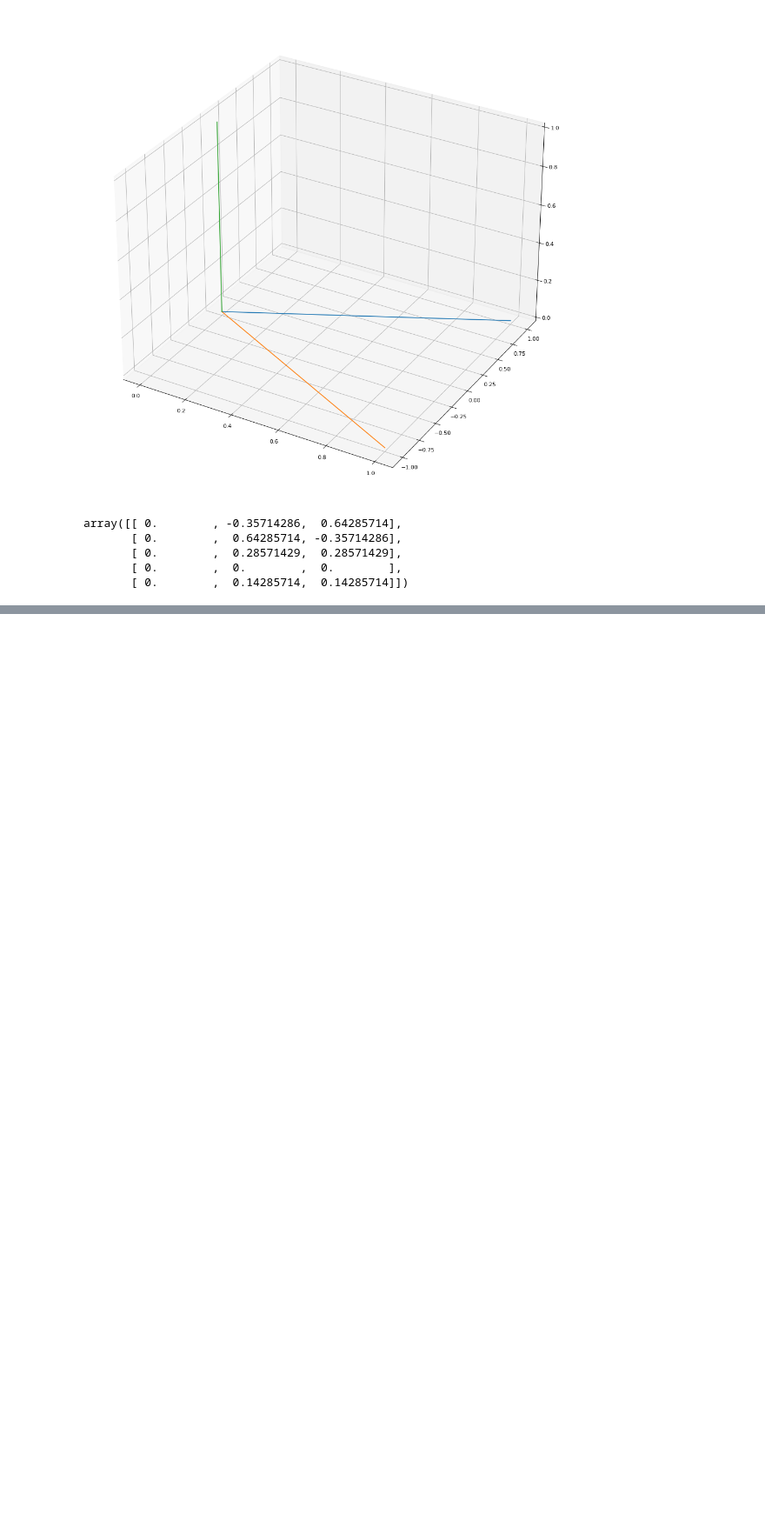
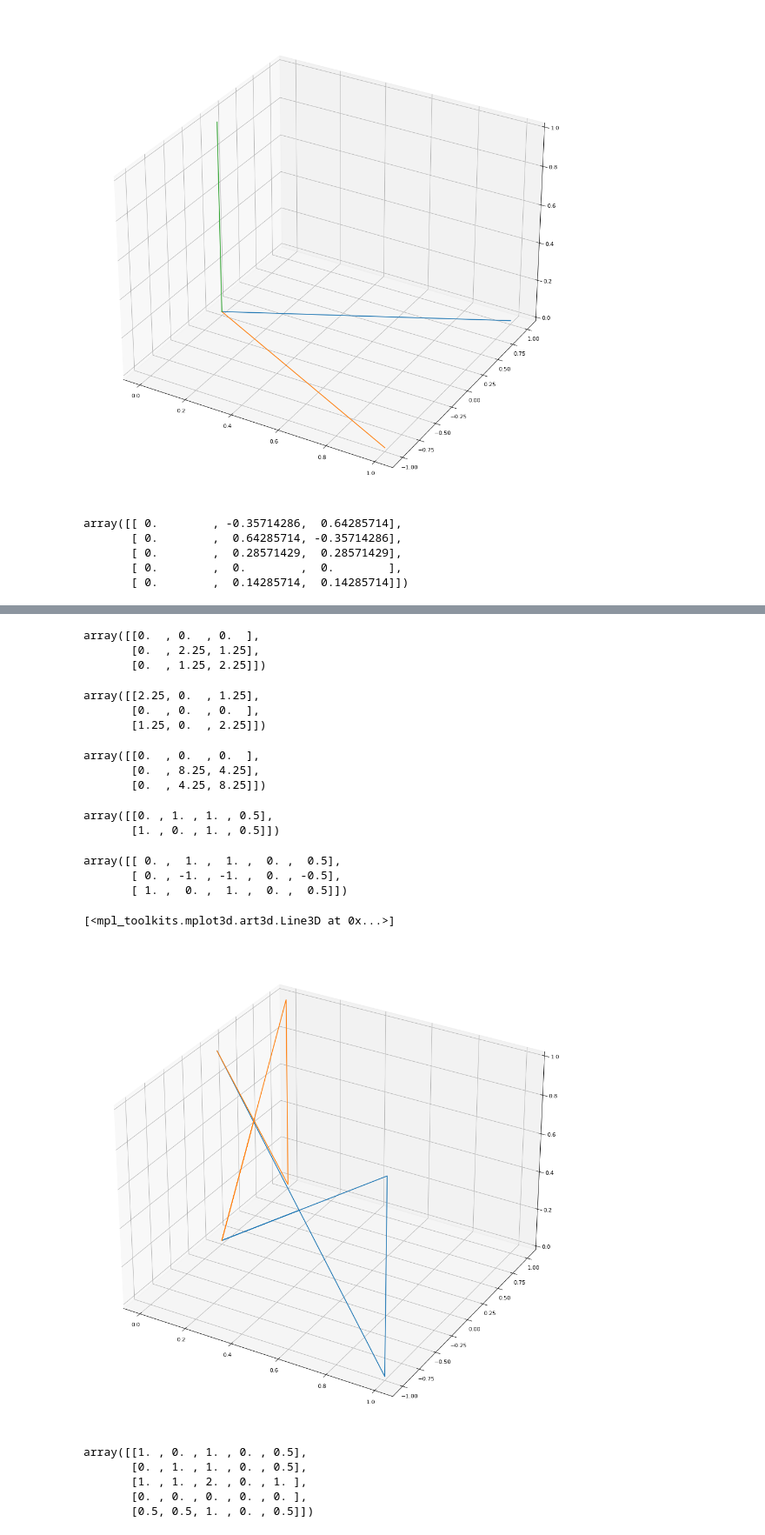
Before and after one commit to NikitaSUAI/Gramm-Shmidt, a Jupyter notebook: test.ipynb, the cells around one changed output, grey strips where cells are left out. Shown at 87% size. Drawn from its saved outputs; the diff is of its cells as text; code cells hidden in the pictures; blank space fills up the shorter version.

```diff
--- a/test.ipynb
+++ b/test.ipynb
@@ -116,8 +124,8 @@ transform_matrix = [
              [0,2,0],
              [2, 0,0]]),
     np.array([[1, 1, 0],
-             [2, 0, 0],
-             [0, -1, 1]]),
+             [1, -1, 0],
+             [0, 0, 1]]),
     np.array([[-2, 0, 0],
              [0, -2, 0],
              [0, 0, -1]])
@@ -166,0 +199,57 @@ array([[ 0.        , -0.35714286,  0.64285714],
+# %%
+np.dot(a, a.T)
+# %% [output]
+array([[0.  , 0.  , 0.  ],
+       [0.  , 2.25, 1.25],
+       [0.  , 1.25, 2.25]])
+# %%
+np.dot(c, c.T)
+# %% [output]
+array([[2.25, 0.  , 1.25],
+       [0.  , 0.  , 0.  ],
+       [1.25, 0.  , 2.25]])
+# %%
+np.dot(b, b.T)
+# %% [output]
+array([[0.  , 0.  , 0.  ],
+       [0.  , 8.25, 4.25],
+       [0.  , 4.25, 8.25]])
+# %%
+np.dot(d, d.T)
+a
+# %% [output]
+array([[0. , 1. , 1. , 0.5],
+       [1. , 0. , 1. , 0.5]])
+# %%
+g = np.dot(transform_matrix[1], a)
+# np.linalg.eig(np.dot(g, g.T))
+# np.linalg.svd(g)
+g
+# transform_matrix[1]
+# %% [output]
+array([[ 0. ,  1. ,  1. ,  0. ,  0.5],
+       [ 0. , -1. , -1. ,  0. , -0.5],
+       [ 1. ,  0. ,  1. ,  0. ,  0.5]])
+# %%
+fig = plt.figure(figsize=(18, 16), dpi= 80,)
+tmp = np.array([[1, 1, 0],
+             [1, -1, 0],
+             [0, 0, 1]])
+ax = fig.add_subplot(111, projection='3d')
+
+ax.plot(*g),
+ax.plot(*a)
+
+# for i in tmp:
+#     ax.plot([0, i[0]], [0, i[1]], [0, i[2]])
+# %% [output]
+[<mpl_toolkits.mplot3d.art3d.Line3D at 0x...>]
+[figure, added]
+# %%
+np.dot(a.T, a)
+# %% [output]
+array([[1. , 0. , 1. , 0. , 0.5],
+       [0. , 1. , 1. , 0. , 0.5],
+       [1. , 1. , 2. , 0. , 1. ],
+       [0. , 0. , 0. , 0. , 0. ],
+       [0.5, 0.5, 1. , 0. , 0.5]])
```
Also changed, not shown: parts of 20 cells of this notebook, 6 other files.
